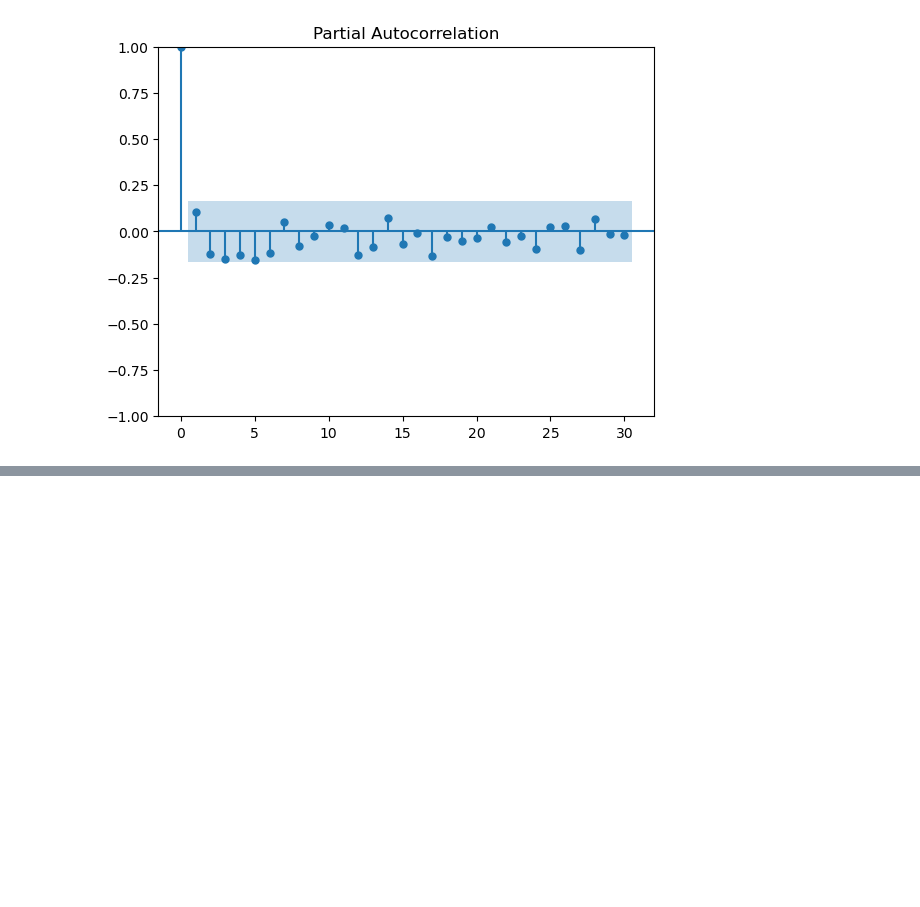
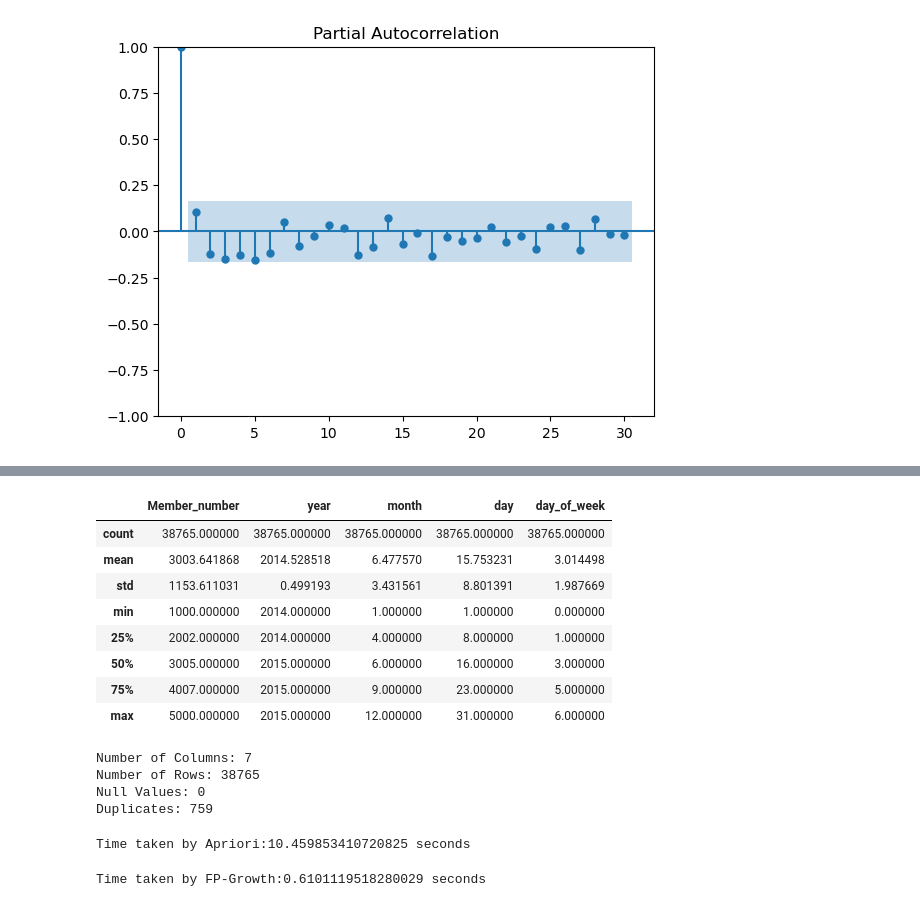
Before and after one commit to oluwakemih/Repeat-CA, a Jupyter notebook: Untitled.ipynb, the cells around one changed output, grey strips where cells are left out. Saved outputs shown, nothing was run; the diff lists cells and outputs as text; code cells hidden in the pictures; blank space fills up the shorter version.

```diff
--- a/Untitled.ipynb
+++ b/Untitled.ipynb
@@ -191,0 +188,2 @@ df.shape
+# %%
+data = pd.read_csv('Groceries data.csv')
@@ -191,0 +236,23 @@ df.shape
+# %%
+data.describe()
+# %% [output]
+|  | Member_number | year | month | day | day_of_week |
+| count | 38765.000000 | 38765.000000 | 38765.000000 | 38765.000000 | 38765.000000 |
+| mean | 3003.641868 | 2014.528518 | 6.477570 | 15.753231 | 3.014498 |
+| std | 1153.611031 | 0.499193 | 3.431561 | 8.801391 | 1.987669 |
+| min | 1000.000000 | 2014.000000 | 1.000000 | 1.000000 | 0.000000 |
+| 25% | 2002.000000 | 2014.000000 | 4.000000 | 8.000000 | 1.000000 |
+| 50% | 3005.000000 | 2015.000000 | 6.000000 | 16.000000 | 3.000000 |
+| 75% | 4007.000000 | 2015.000000 | 9.000000 | 23.000000 | 5.000000 |
+| max | 5000.000000 | 2015.000000 | 12.000000 | 31.000000 | 6.000000 |
+# %%
+# Dataset Rows and Column counts
+print('Number of Columns:', data.shape[1])
+print('Number of Rows:', data.shape[0])
+print('Null Values:', data.isna().sum().sum())
+print('Duplicates:', data.duplicated(keep = 'first').sum())
+# %% [output]
+Number of Columns: 7
+Number of Rows: 38765
+Null Values: 0
+Duplicates: 759
@@ -191,0 +270,18 @@ df.shape
+# %%
+# Apriori algorithm
+start = time.time()
+frequent_itemsets_apriori = apriori(basket_sets, min_support=0.01, use_colnames=True)
+end = time.time()
+rules_apriori = association_rules(frequent_itemsets_apriori, metric='lift', min_threshold=1)
+print(f'Time taken by Apriori:{end-start} seconds')
+# %% [output]
+Time taken by Apriori:10.459853410720825 seconds
+# %%
+# Apriori algorithm
+start = time.time()
+frequent_itemsets_fpgrowth = fpgrowth(basket_sets, min_support=0.01, use_colnames=True)
+end = time.time()
+rules_fpgrowth = association_rules(frequent_itemsets_fpgrowth, metric='lift', min_threshold=1)
+print(f'Time taken by FP-Growth:{end-start} seconds')
+# %% [output]
+Time taken by FP-Growth:0.6101119518280029 seconds
```
Also changed, not shown: parts of 22 cells of this notebook, 2 other files.
